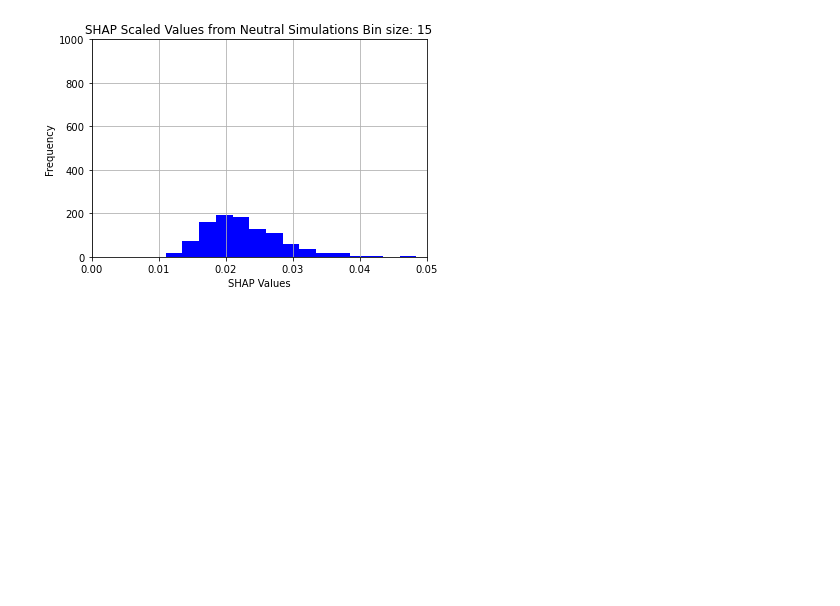
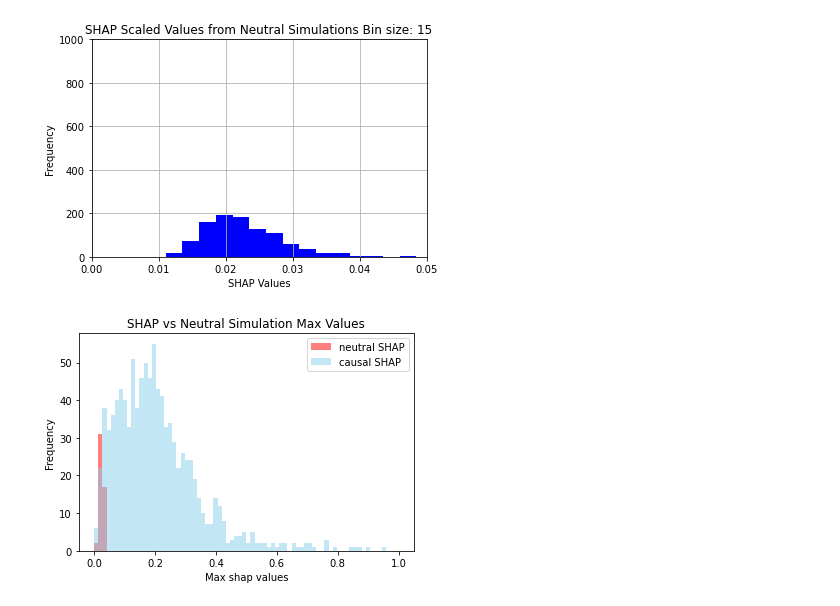
Before and after one commit to KevinDelao/UCLA_Summer_Project, a Jupyter notebook: Threshold_LR_Obtain_MaxSHAP.ipynb, the cells around one changed output. Drawn from its saved outputs; the diff is of its cells as text; code cells hidden in the pictures; blank space fills up the shorter version.

```diff
--- a/Threshold_LR_Obtain_MaxSHAP.ipynb
+++ b/Threshold_LR_Obtain_MaxSHAP.ipynb
@@ -102,17 +124,25 @@ def max_mean_feature(shap_values):
     return indices[0], loci1
 # %%
 loci  = 20
-samples =800
+samples =500
 max_shap = 0
+var_g_list = [.1,.2,.3,.4,.5,.6,.7,.8,.9]
+var_e_list = [.1,.2,.3,.4,.5,.6,.7,.8,.9]
+
 max_shap_list = []
-for i in range(0,50):
-    G_Phen = simulate_genotype_neutral(samples,loci)
+for i in range(0,1000):
+    var_g = random.choice(var_g_list)
+    var_e = random.choice(var_e_list)
+    G_Phen = simulate_genotype_neutral(samples,loci,var_g,var_e)
     shap_vals = shap_RFR_tree_train(G_Phen)
     index,loci1 = max_mean_feature(shap_vals)
     max_shap_list.append(loci1)
 # %%
-with open('/Users/kevin/Downloads/threshhold_LR_scaled', 'wb') as fp:
+with open('/Users/kevin/Downloads/threshhold_LR_scaled_SHAP', 'wb') as fp:
     pickle.dump(max_shap_list, fp)
 # %%
-with open ('/Users/kevin/Desktop/UCLA_BIG_Code/Code_Data/threshhold_max_random_normal_scaled', 'rb') as fp:
-    corr2list = pickle.load(fp)
+with open ('/Users/kevin/Desktop/UCLA_BIG_Code/Code_Data/threshhold_LR_scaled_neutral', 'rb') as fp:
+    neutral_list = pickle.load(fp)
+# %%
+with open ('/Users/kevin/Desktop/UCLA_BIG_Code/Code_Data/threshhold_LR_scaled_SHAP', 'rb') as fp:
+    shap_list = pickle.load(fp)
@@ -148,3 +178,17 @@ plt.savefig('Hist_SHAP_Neutral_Scaled_True')
 plt.show(block = False)
 # %% [output]
 [figure]
+# %%
+# bin_size = 100
+bin_size = np.linspace(0, 1,75)
+
+plt.hist(neutral_list, bin_size, alpha=0.5, label='neutral SHAP',color = "red")
+plt.hist(shap_list, bin_size, alpha=0.5, label='causal SHAP',color = "skyblue")
+plt.legend(loc='upper right')
+plt.title('SHAP vs Neutral Simulation Max Values')
+plt.ylabel('Frequency')
+plt.xlabel('Max shap values')
+plt.savefig('SHAP_vs_Neutral_Hist')
+plt.show()
+# %% [output]
+[figure, added]
```
Also changed, not shown: parts of 8 cells of this notebook, 4 other files.
